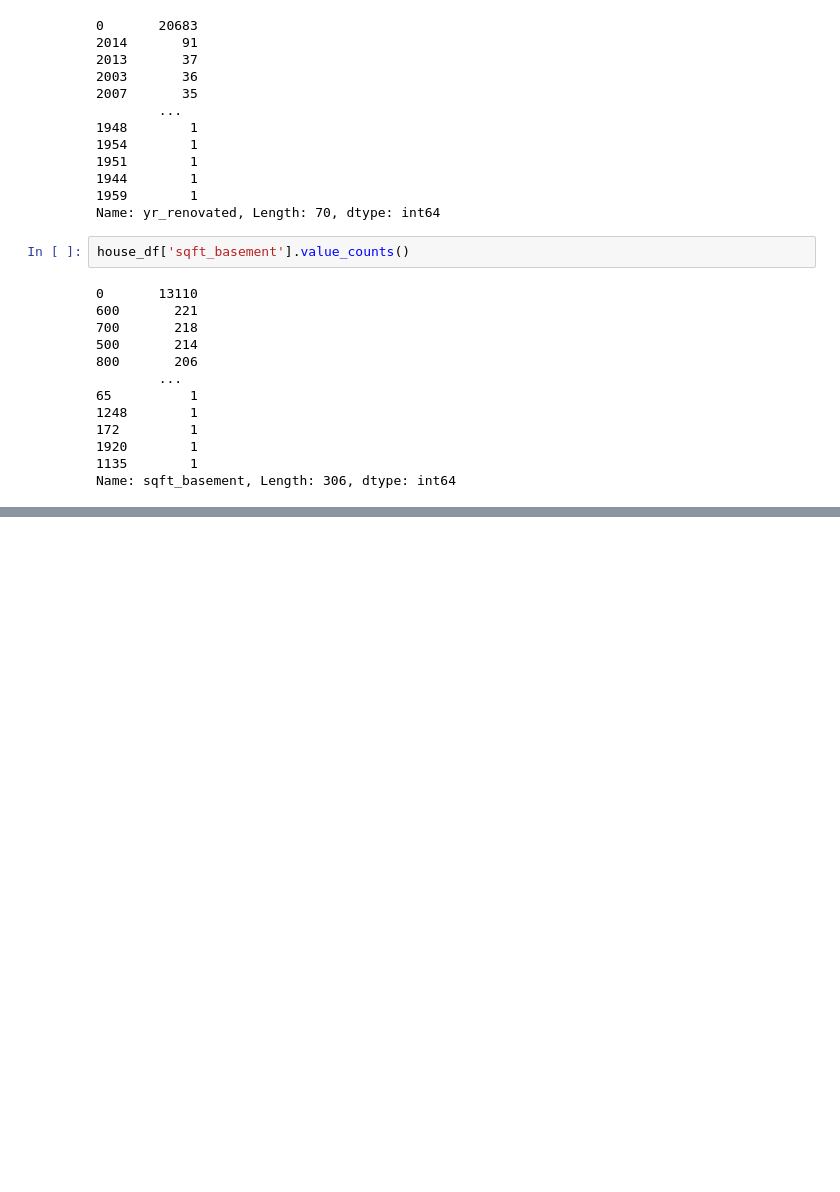
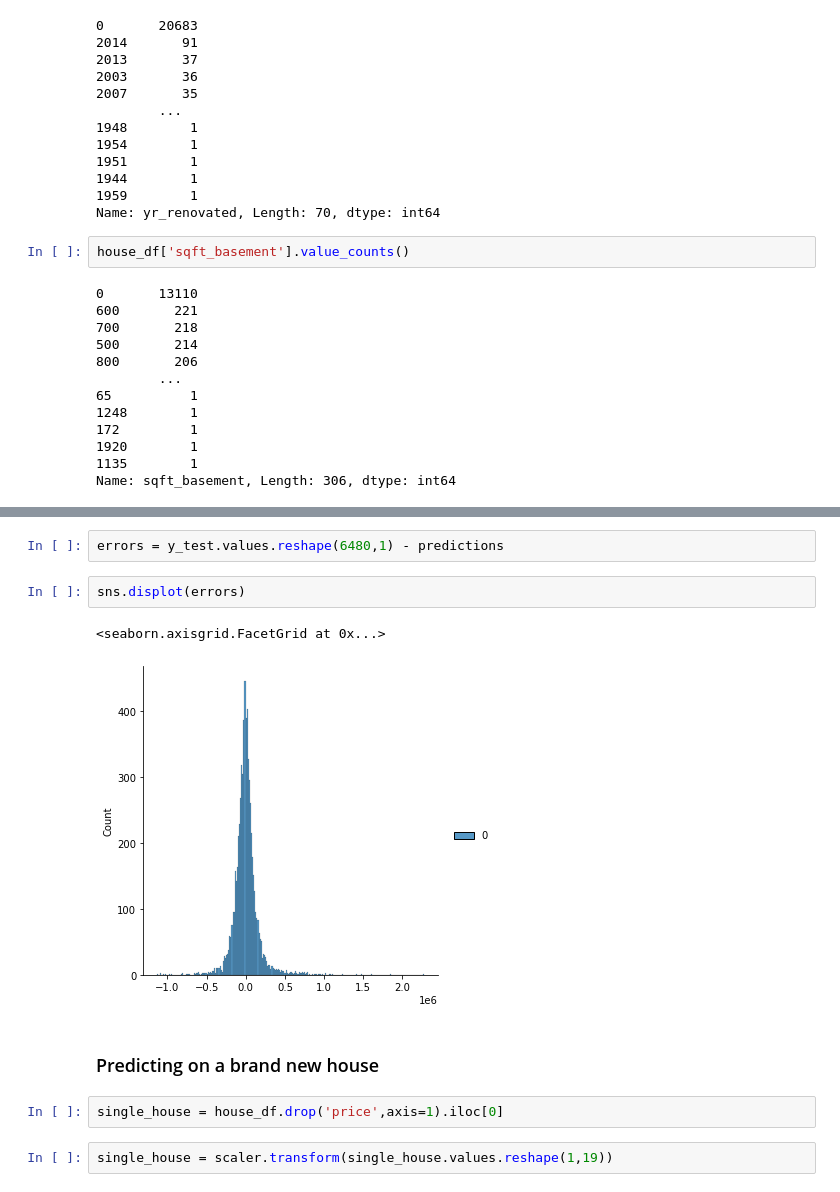
Before and after one commit to ayg15/housesales-repo, a Jupyter notebook: House Sales Prediction in King County USA.ipynb, the cells around one changed output, grey strips where cells are left out. Saved outputs shown, nothing was run; the diff lists cells and outputs as text; blank space fills up the shorter version.

```diff
--- a/House Sales Prediction in King County USA.ipynb
+++ b/House Sales Prediction in King County USA.ipynb
@@ -284,0 +444,13 @@ Name: sqft_basement, Length: 306, dtype: int64
+# %%
+errors = y_test.values.reshape(6480,1) - predictions
+# %%
+sns.displot(errors)
+# %% [output]
+<seaborn.axisgrid.FacetGrid at 0x...>
+[figure, added]
+# %% [markdown]
+### Predicting on a brand new house
+# %%
+single_house = house_df.drop('price',axis=1).iloc[0]
+# %%
+single_house = scaler.transform(single_house.values.reshape(1,19))
```
Also changed, not shown: parts of 35 cells of this notebook.
